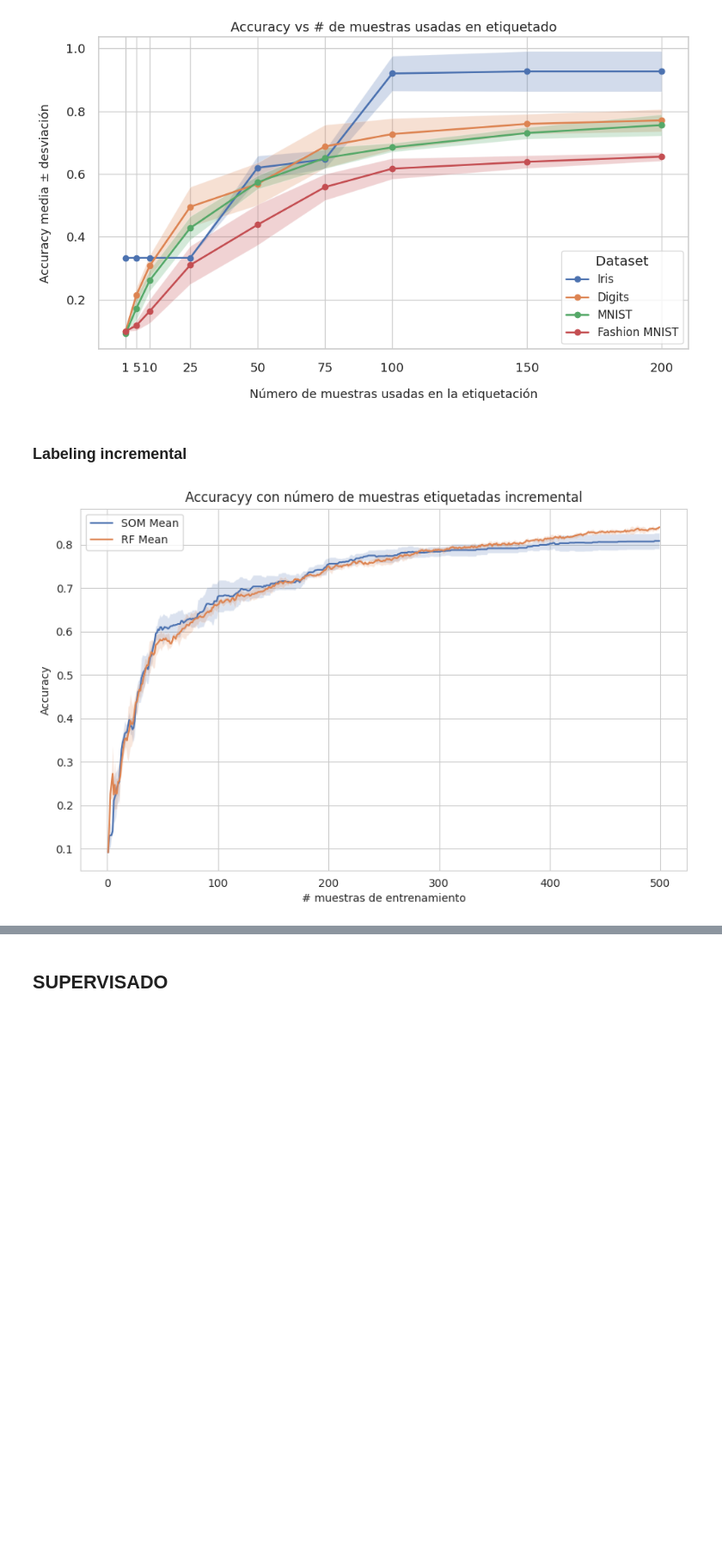
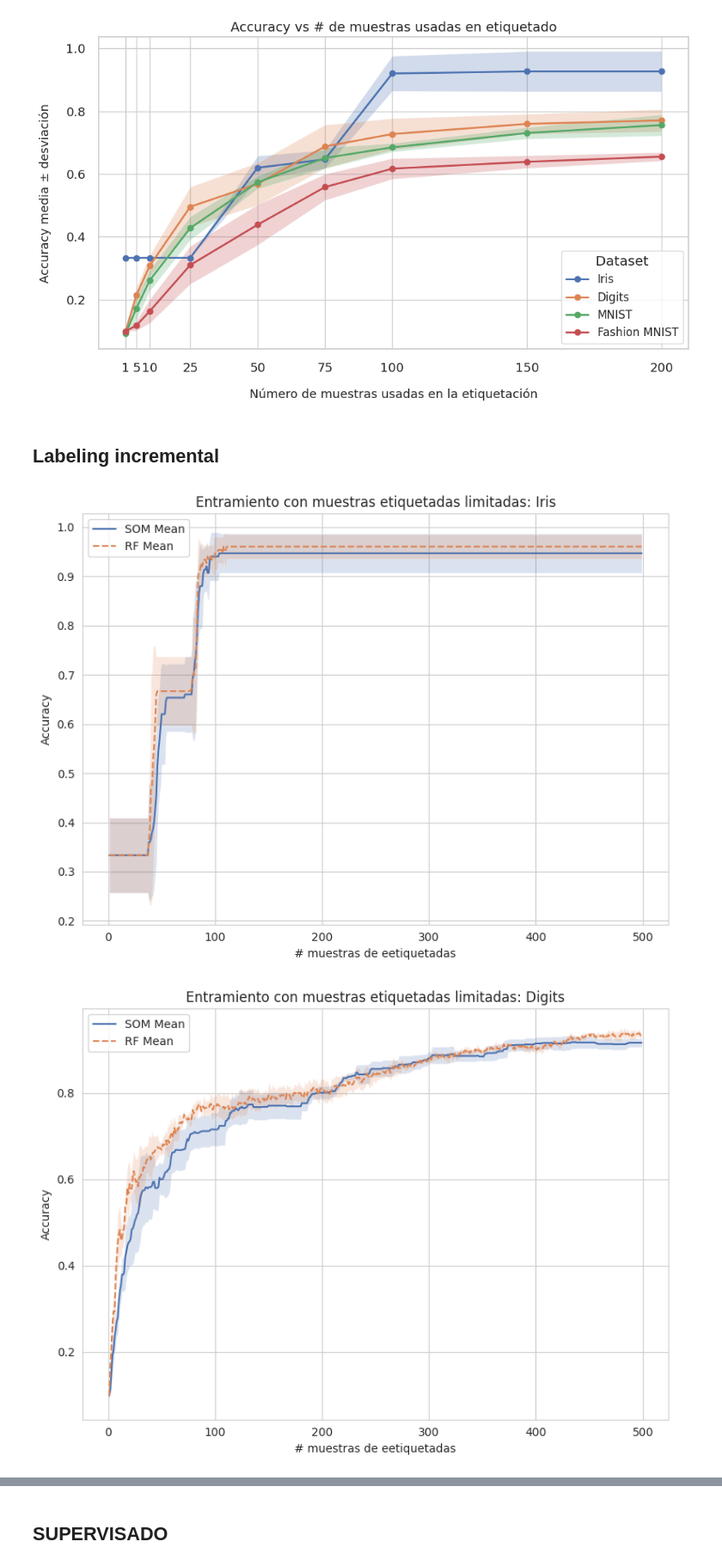
Before and after one commit to JaumeSanCol/TFG, a Jupyter notebook: experimentos/exps_clasifica/G-graficas_class.ipynb, the cells around one changed output, grey strips where cells are left out. Shown: that part at 86% size. Cells and saved outputs as stored; diff of their text form; code cells hidden in the pictures; blank space fills up the shorter version.

Commit message:
imagenes incrementales

```diff
--- a/experimentos/exps_clasifica/G-graficas_class.ipynb
+++ b/experimentos/exps_clasifica/G-graficas_class.ipynb
@@ -80,29 +80,39 @@ plt.show()
 # %% [output]
 [figure]
 # %% [markdown]
-### Labeling incremental
+## Labeling incremental
 # %%
 df_results=pd.read_csv('csv/results_etiquetado_incremental.csv')
 # %%
-sns.set_style('whitegrid')
-sns.set_palette('deep')
-plt.figure(figsize=(10,6))
-plt.plot(df_results['n'], df_results['SOM_mean'], label='SOM Mean')
-plt.fill_between(df_results['n'],
-                    df_results['SOM_mean']-df_results['SOM_std'],
-                    df_results['SOM_mean']+df_results['SOM_std'],
-                    alpha=0.2)
-plt.plot(df_results['n'], df_results['RF_mean'], label='RF Mean')
-plt.fill_between(df_results['n'],
-                    df_results['RF_mean']-df_results['RF_std'],
-                    df_results['RF_mean']+df_results['RF_std'],
-                    alpha=0.2)
-plt.title("Accuracyy con número de muestras etiquetadas incremental")
-plt.xlabel("# muestras de entrenamiento")
-plt.ylabel("Accuracy")
-plt.legend()
-plt.grid(True)
-plt.savefig("imgs/labeling_incremental.png",dpi=300)
-plt.show()
+
+datasets = df_results['dataset'].unique()
+
+for dataset in datasets:
+    df_subset = df_results[df_results['dataset'] == dataset]
+
+    plt.figure(figsize=(8, 6))
+    # SOM
+    plt.plot(df_subset['n'], df_subset['SOM_mean'], label='SOM Mean')
+    plt.fill_between(df_subset['n'],
+                     df_subset['SOM_mean'] - df_subset['SOM_std'],
+                     df_subset['SOM_mean'] + df_subset['SOM_std'],
+                     alpha=0.2)
+    # RF
+    plt.plot(df_subset['n'], df_subset['RF_mean'], label='RF Mean', linestyle='--')
+    plt.fill_between(df_subset['n'],
+                     df_subset['RF_mean'] - df_subset['RF_std'],
+                     df_subset['RF_mean'] + df_subset['RF_std'],
+                     alpha=0.2)
+    plt.title(f"Entramiento con muestras etiquetadas limitadas: {dataset}")
+    plt.xlabel("# muestras de eetiquetadas")
+    plt.ylabel("Accuracy")
+    plt.legend()
+    plt.grid(True)
+    plt.tight_layout()
+    # Guardar con el nombre del dataset
+    dataset_filename = dataset.replace(" ", "_").lower()
+    plt.savefig(f"imgs/labeling_incremental_{dataset_filename}.png", dpi=300)
+    plt.show()
 # %% [output]
-[figure, old version]
+[figure, new version]
+[figure, added]
```
Also changed, not shown: parts of 1 cell of this notebook, 7 other files.
